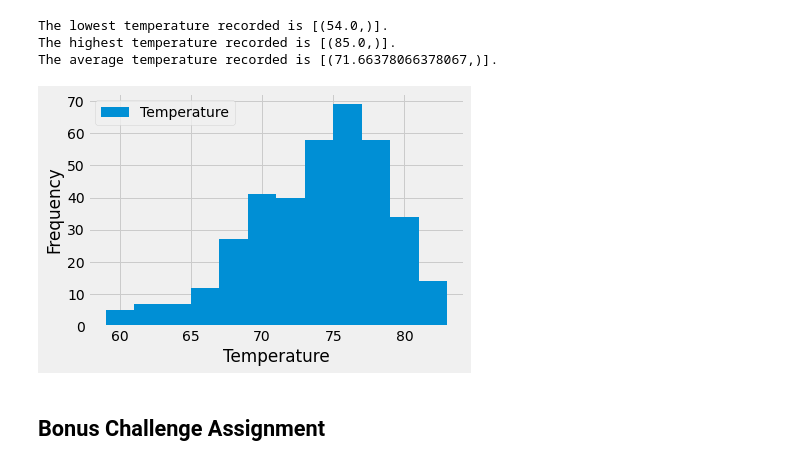
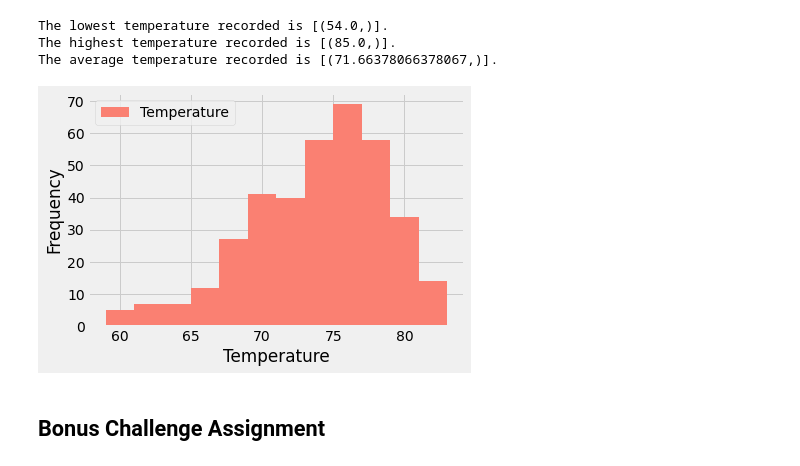
Before and after one commit to jwtkns00/SQL-Alchemy, a Jupyter notebook: climate_analysis.ipynb, the cells around one changed output. Drawn from its saved outputs; the diff is of its cells as text; code cells hidden in the pictures.

```diff
--- a/climate_analysis.ipynb
+++ b/climate_analysis.ipynb
@@ -143,23 +143,23 @@ The average temperature recorded is [(71.66378066378067,)].
 # %%
 # Choose the station with the highest number of temperature observations.
 # Query the last 12 months of temperature observation data for this station and plot the results as a histogram
 top_station_query = session.query(measurement.date,measurement.tobs).filter(measurement.station == 'USC00519281').\
     filter (func.strftime("%Y-%m-%d", measurement.date) >= dt.date(2016,8,3)).all()
 
 top_station_query_df = pd.DataFrame(top_station_query, columns = ['Date', 'Temperature'])
 
 fig, ax = plt.subplots()
-top_station_query_df.plot.hist(bins = 12, ax = ax)
+top_station_query_df.plot.hist(bins = 12, ax = ax, color = 'salmon')
 
 ax.set_xlabel('Temperature')
 ax.set_ylabel('Frequency')
 
 plt.savefig("Images/Histogram.png")
 
 plt.tight_layout
 plt.show()
 # %% [output]
-[figure, old version]
+[figure, new version]
 # %% [markdown]
 ## Bonus Challenge Assignment
 # %%
```
Also changed, not shown: parts of 1 cell of this notebook, 2 other files.
